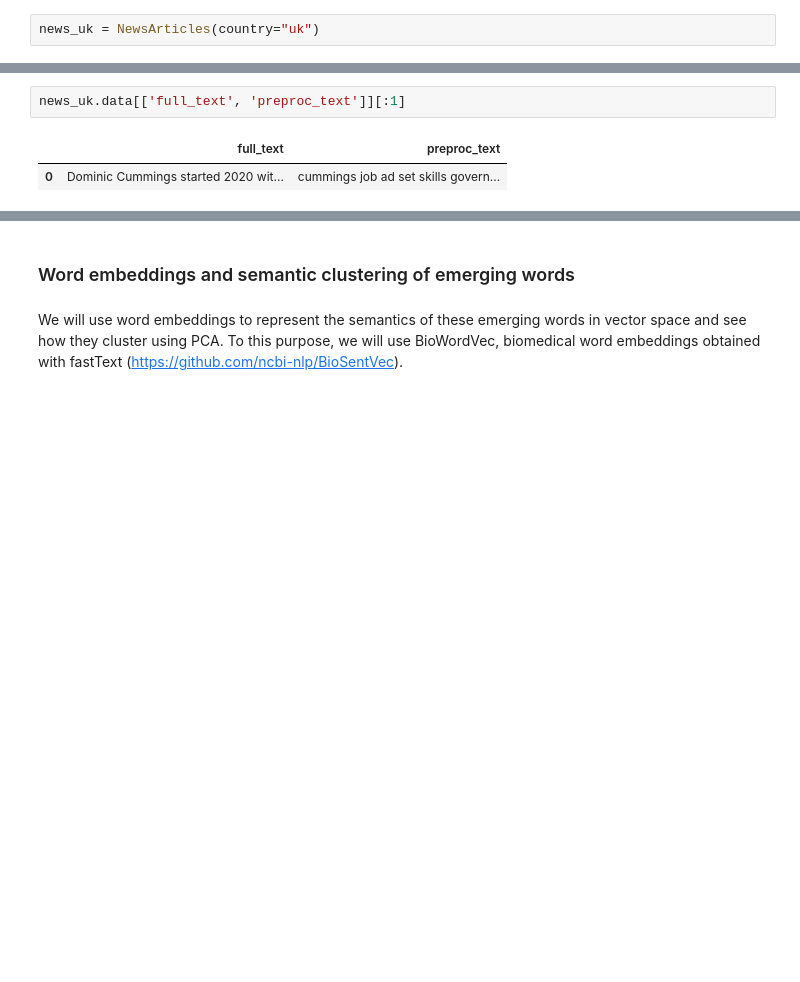
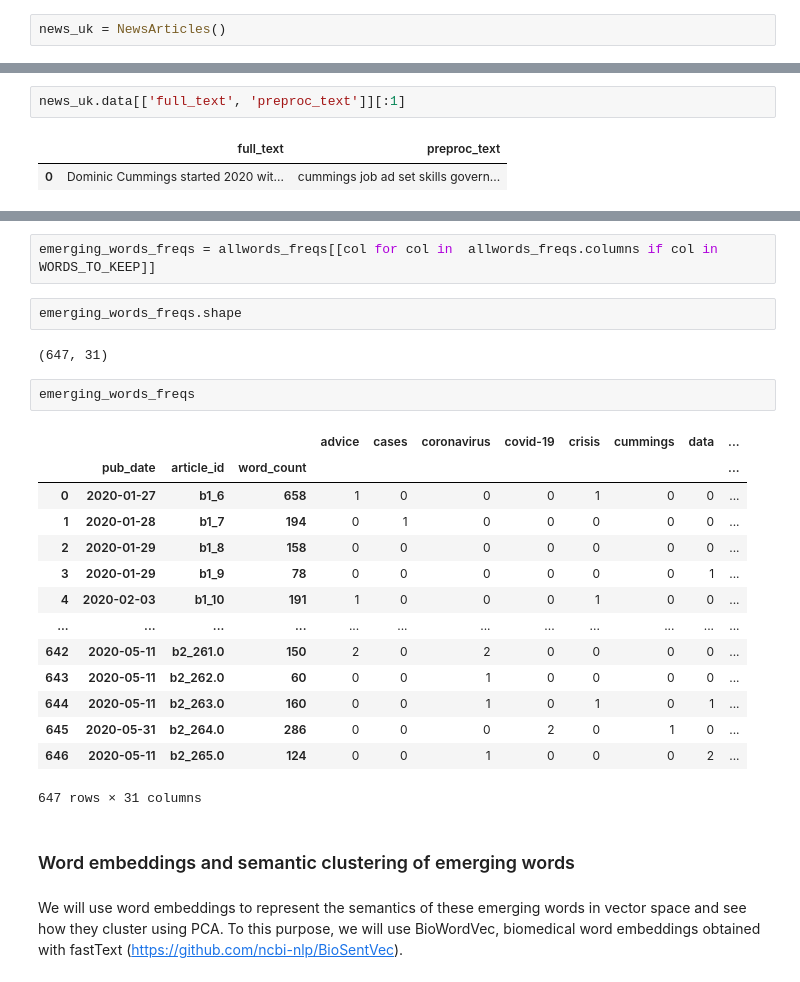
Before and after one commit to exfalsoquodlibet/behavioural-sci-perception, a Jupyter notebook: notebooks/news_media/emerging_words.ipynb, the cells around one changed output, grey strips where cells are left out. Saved outputs shown, nothing was run; the diff lists cells and outputs as text; blank space fills up the shorter version.

```diff
--- a/notebooks/news_media/emerging_words.ipynb
+++ b/notebooks/news_media/emerging_words.ipynb
@@ -34,4 +28,4 @@ dict_keys(['NgramRange', 'Actors', 'BehavSci', 'Behav_ins', 'Behav_chan', 'Behav
 # %% [markdown]
 ## Import UK's news articles
 # %%
-news_uk = NewsArticles(country="uk")
+news_uk = NewsArticles()
@@ -97,3 +110,26 @@ news_uk.data[['full_text', 'preproc_text']][:1]
+# %%
+emerging_words_freqs = allwords_freqs[[col for col in  allwords_freqs.columns if col in WORDS_TO_KEEP]]
+# %%
+emerging_words_freqs.shape
+# %% [output]
+(647, 31)
+# %%
+emerging_words_freqs
+# %% [output]
+|  |  |  |  | advice | cases | coronavirus | covid-19 | crisis | cummings | data | ... |
+|  | pub_date | article_id | word_count |  |  |  |  |  |  |  | ... |
+| 0 | 2020-01-27 | b1_6 | 658 | 1 | 0 | 0 | 0 | 1 | 0 | 0 | ... |
+| 1 | 2020-01-28 | b1_7 | 194 | 0 | 1 | 0 | 0 | 0 | 0 | 0 | ... |
+| 2 | 2020-01-29 | b1_8 | 158 | 0 | 0 | 0 | 0 | 0 | 0 | 0 | ... |
+| 3 | 2020-01-29 | b1_9 | 78 | 0 | 0 | 0 | 0 | 0 | 0 | 1 | ... |
+| 4 | 2020-02-03 | b1_10 | 191 | 1 | 0 | 0 | 0 | 1 | 0 | 0 | ... |
+| ... | ... | ... | ... | ... | ... | ... | ... | ... | ... | ... | ... |
+| 642 | 2020-05-11 | b2_261.0 | 150 | 2 | 0 | 2 | 0 | 0 | 0 | 0 | ... |
+| 643 | 2020-05-11 | b2_262.0 | 60 | 0 | 0 | 1 | 0 | 0 | 0 | 0 | ... |
+| 644 | 2020-05-11 | b2_263.0 | 160 | 0 | 0 | 1 | 0 | 1 | 0 | 1 | ... |
+| 645 | 2020-05-31 | b2_264.0 | 286 | 0 | 0 | 0 | 2 | 0 | 1 | 0 | ... |
+| 646 | 2020-05-11 | b2_265.0 | 124 | 0 | 0 | 1 | 0 | 0 | 0 | 2 | ... |
+647 rows × 31 columns
 # %% [markdown]
 ### Word embeddings and semantic clustering of emerging words
 # %% [markdown]
```
Also changed, not shown: parts of 21 cells of this notebook.
